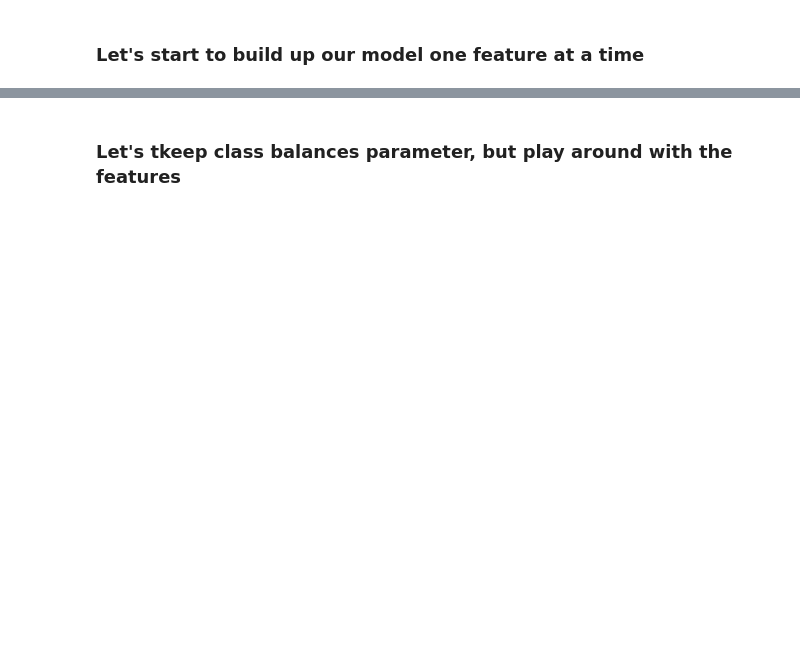
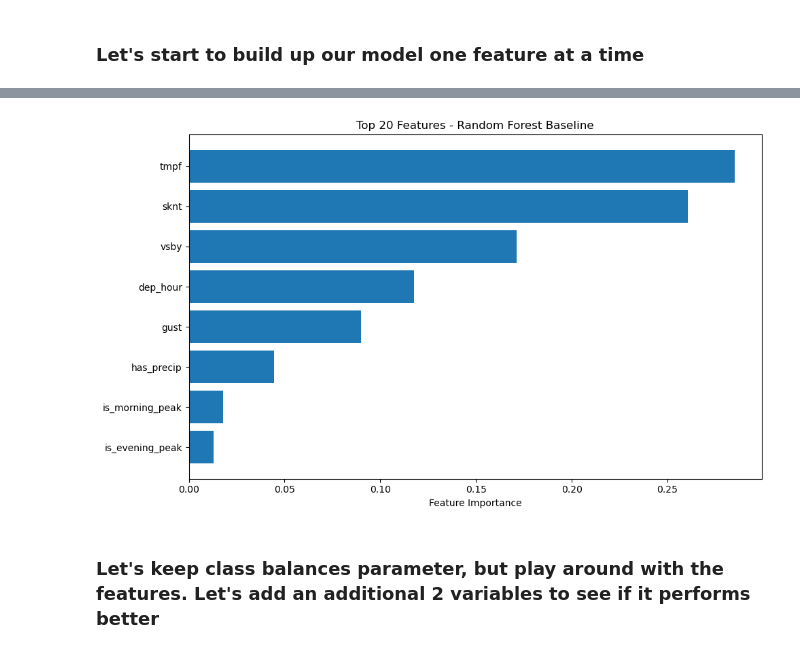
Before and after one commit to arv020/DSC288R_DataScienceCapstone, a Jupyter notebook: notebooks/modeling/random_forest_v3.ipynb, the cells around one changed output, grey strips where cells are left out. Drawn from its saved outputs; the diff is of its cells as text; code cells hidden in the pictures; blank space fills up the shorter version.

Commit message:
conclusions for model performance

```diff
--- a/notebooks/modeling/random_forest_v3.ipynb
+++ b/notebooks/modeling/random_forest_v3.ipynb
@@ -161 +219,13 @@ X_train, X_test, y_train, y_test = train_test_split(
+# %%
+rf_model = RandomForestClassifier(class_weight="balanced",
+    n_estimators=80,
+    max_depth=15,
+    max_features="sqrt",
+    n_jobs=-1,
+    random_state=42)
+# %%
+pipeline = Pipeline([
+    ("preprocess", preprocessor),
+    ("rf", rf_model)
+])
 # %%
@@ -218,0 +235,2 @@ weighted avg       0.72      0.52      0.57   2907850
+# %%
+pipeline.fit(X_train[FEATURES], y_train)
@@ -223,4 +355,41 @@ print(results_df)
 # %%
-stop
+import matplotlib.pyplot as plt
+import numpy as np
+
+# -----------------------------
+# STEP 1: Extract feature names after one-hot encoding
+# -----------------------------
+# Get the preprocessor from the pipeline
+preprocessor = pipeline.named_steps["preprocess"]
+rf_model = pipeline.named_steps["rf"]
+
+# Get categorical feature names after one-hot
+#cat_features = preprocessor.named_transformers_["cat"].get_feature_names_out(categorical_features)
+#all_features = np.concatenate([cat_features, numeric_features])
+all_features = np.array(numeric_features)
+
+# -----------------------------
+# STEP 2: Extract feature importances
+# -----------------------------
+importances = rf_model.feature_importances_
+
+# Sort features by importance
+indices = np.argsort(importances)[::-1]
+sorted_features = all_features[indices]
+sorted_importances = importances[indices]
+
+# -----------------------------
+# STEP 3: Plot top 20 features
+# -----------------------------
+top_n = 8
+plt.figure(figsize=(10, 6))
+plt.barh(range(top_n), sorted_importances[:top_n][::-1], align="center")
+plt.yticks(range(top_n), sorted_features[:top_n][::-1])
+plt.xlabel("Feature Importance")
+plt.title("Top 20 Features - Random Forest Baseline")
+plt.tight_layout()
+plt.show()
+# %% [output]
+[figure, added]
 # %% [markdown]
-### Let's tkeep class balances parameter, but play around with the features
+### Let's keep class balances parameter, but play around with the features. Let's add an additional 2 variables to see if it performs better
```
Also changed, not shown: parts of 33 cells of this notebook.
